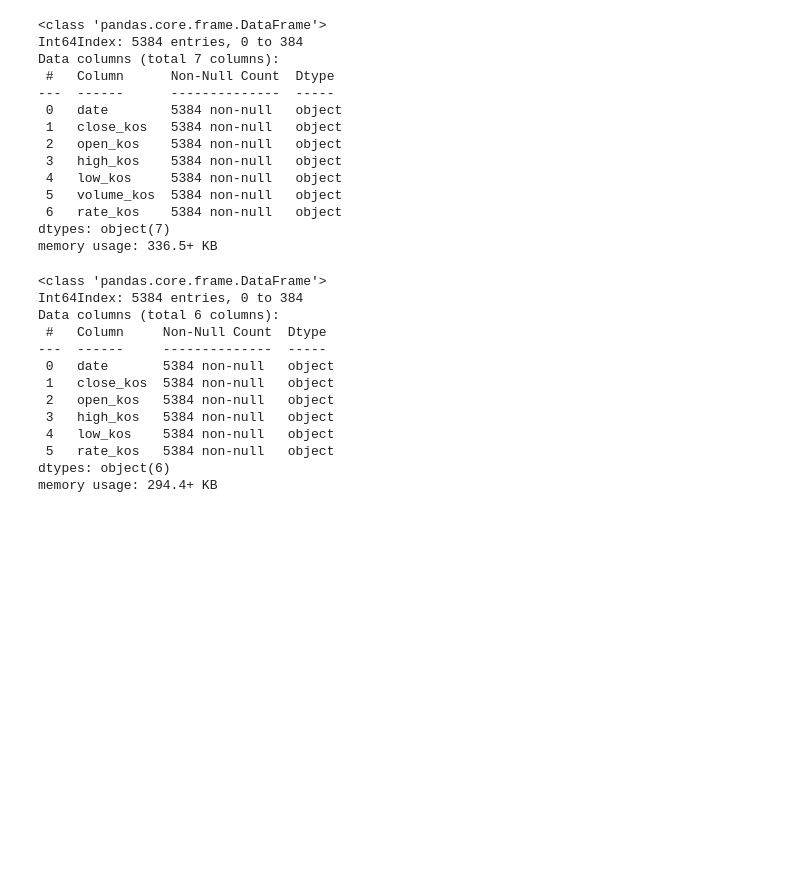
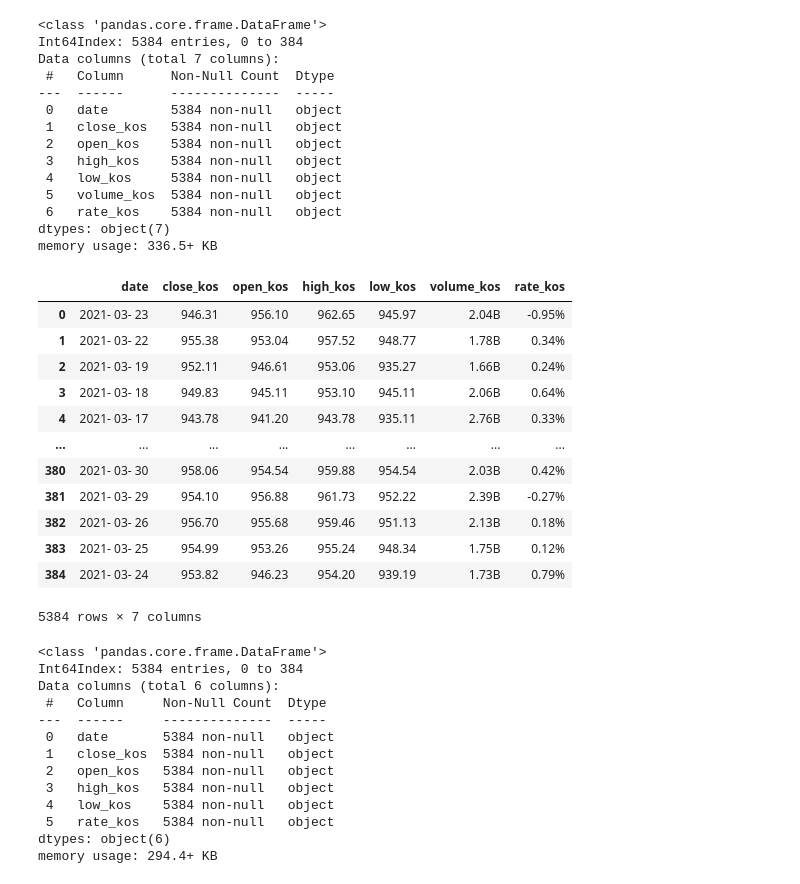
Before and after one commit to freemancho1/freeman, a Jupyter notebook: task/trading/modeling/modeling4_merge.ipynb, the cells around one changed output. Drawn from its saved outputs; the diff is of its cells as text; code cells hidden in the pictures; blank space fills up the shorter version.

```diff
--- a/task/trading/modeling/modeling4_merge.ipynb
+++ b/task/trading/modeling/modeling4_merge.ipynb
@@ -301,6 +301,22 @@ Data columns (total 7 columns):
  6   rate_kos    5384 non-null   object
 dtypes: object(7)
 memory usage: 336.5+ KB
+# %%
+kosdaq_df
+# %% [output]
+|  | date | close_kos | open_kos | high_kos | low_kos | volume_kos | rate_kos |
+| 0 | 2021- 03- 23 | 946.31 | 956.10 | 962.65 | 945.97 | 2.04B | -0.95% |
+| 1 | 2021- 03- 22 | 955.38 | 953.04 | 957.52 | 948.77 | 1.78B | 0.34% |
+| 2 | 2021- 03- 19 | 952.11 | 946.61 | 953.06 | 935.27 | 1.66B | 0.24% |
+| 3 | 2021- 03- 18 | 949.83 | 945.11 | 953.10 | 945.11 | 2.06B | 0.64% |
+| 4 | 2021- 03- 17 | 943.78 | 941.20 | 943.78 | 935.11 | 2.76B | 0.33% |
+| ... | ... | ... | ... | ... | ... | ... | ... |
+| 380 | 2021- 03- 30 | 958.06 | 954.54 | 959.88 | 954.54 | 2.03B | 0.42% |
+| 381 | 2021- 03- 29 | 954.10 | 956.88 | 961.73 | 952.22 | 2.39B | -0.27% |
+| 382 | 2021- 03- 26 | 956.70 | 955.68 | 959.46 | 951.13 | 2.13B | 0.18% |
+| 383 | 2021- 03- 25 | 954.99 | 953.26 | 955.24 | 948.34 | 1.75B | 0.12% |
+| 384 | 2021- 03- 24 | 953.82 | 946.23 | 954.20 | 939.19 | 1.73B | 0.79% |
+5384 rows × 7 columns
 # %%
 kosdaq_df.drop(["volume_kos"], axis=1, inplace=True)
 # %%
```
Also changed, not shown: parts of 12 cells of this notebook.
